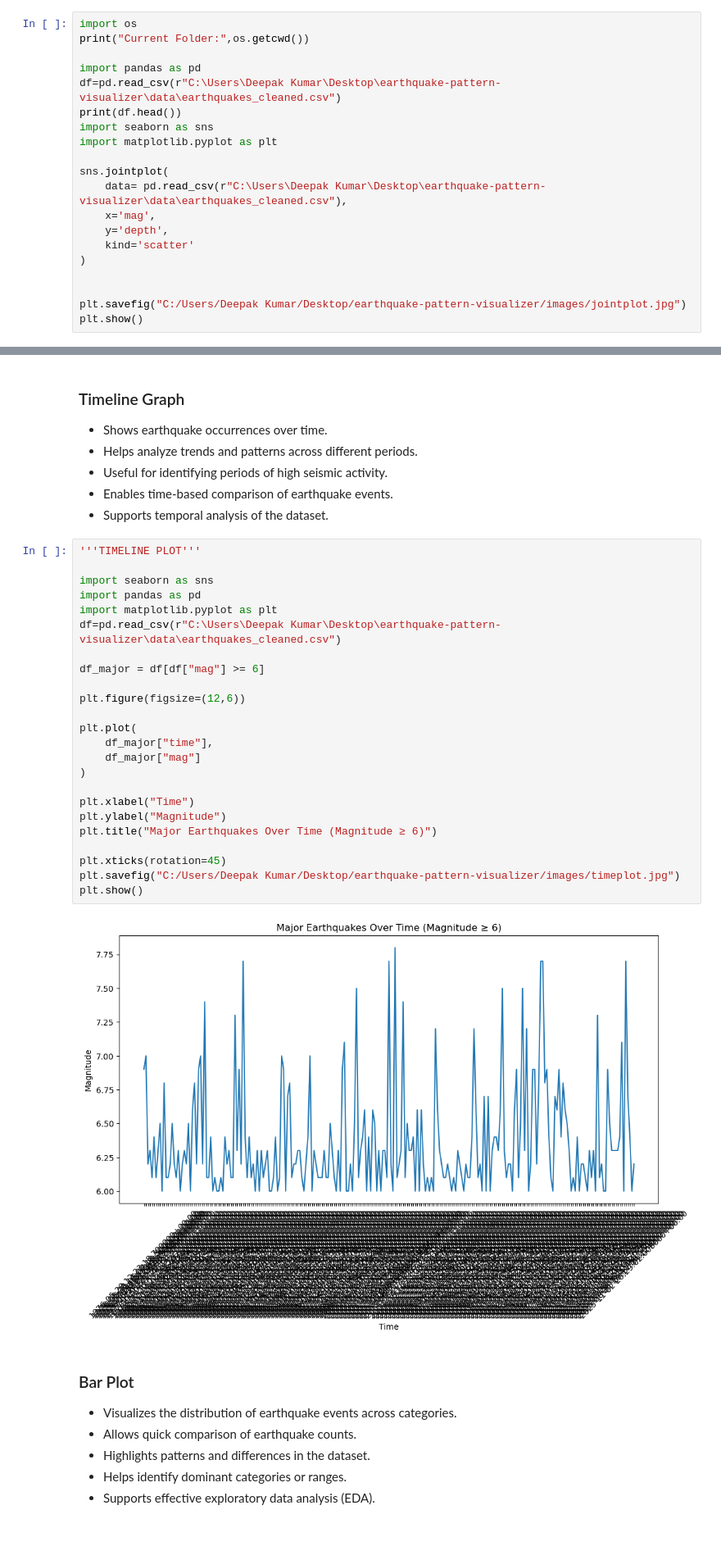
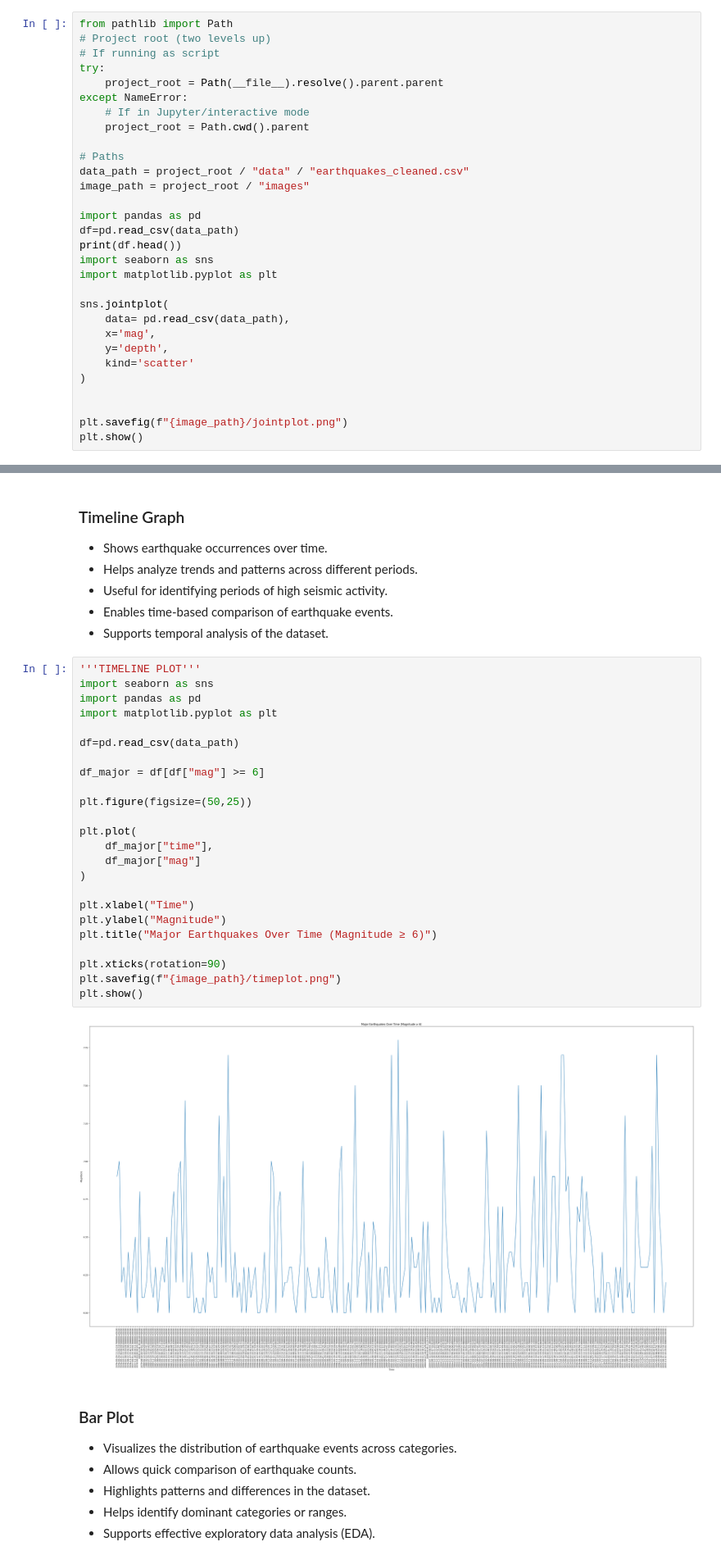
Before and after one commit to Rising-Bihar-Students/earthquake-pattern-visualizer, a Jupyter notebook: notebooks/visulaiser.ipynb, the cells around one changed output, grey strips where cells are left out. Shown at 82% size. Cells and saved outputs as stored; diff of their text form; blank space fills up the shorter version.

Commit message:
Replaced hardcoded path to pathlib and enhanced plott images with png file type

```diff
--- a/notebooks/visulaiser.ipynb
+++ b/notebooks/visulaiser.ipynb
@@ -8,23 +8,33 @@
 - Useful for detecting possible correlations between magnitude and depth.
 - Supports exploratory data analysis (EDA) of earthquake data.
 # %%
-import os
-print("Current Folder:",os.getcwd())
+from pathlib import Path
+# Project root (two levels up)
+# If running as script
+try:
+    project_root = Path(__file__).resolve().parent.parent
+except NameError:
+    # If in Jupyter/interactive mode
+    project_root = Path.cwd().parent
+
+# Paths
+data_path = project_root / "data" / "earthquakes_cleaned.csv"
+image_path = project_root / "images"
 
 import pandas as pd
-df=pd.read_csv(r"C:\Users\Deepak Kumar\Desktop\earthquake-pattern-visualizer\data\earthquakes_cleaned.csv")
+df=pd.read_csv(data_path)
 print(df.head())
 import seaborn as sns
 import matplotlib.pyplot as plt
 
 sns.jointplot(
-    data= pd.read_csv(r"C:\Users\Deepak Kumar\Desktop\earthquake-pattern-visualizer\data\earthquakes_cleaned.csv"),
+    data= pd.read_csv(data_path),
     x='mag',
     y='depth',
     kind='scatter'
 )
 
 
-plt.savefig("C:/Users/Deepak Kumar/Desktop/earthquake-pattern-visualizer/images/jointplot.jpg")
+plt.savefig(f"{image_path}/jointplot.png")
 plt.show()
 # %% [output]
@@ -137,30 +150,30 @@ plt.show()
 - Supports temporal analysis of the dataset.
 # %%
 '''TIMELINE PLOT'''
-
 import seaborn as sns
 import pandas as pd
 import matplotlib.pyplot as plt
-df=pd.read_csv(r"C:\Users\Deepak Kumar\Desktop\earthquake-pattern-visualizer\data\earthquakes_cleaned.csv")
+
+df=pd.read_csv(data_path)
 
 df_major = df[df["mag"] >= 6]
 
-plt.figure(figsize=(12,6))
+plt.figure(figsize=(50,25))
 
 plt.plot(
     df_major["time"],
     df_major["mag"]
 )
 
 plt.xlabel("Time")
 plt.ylabel("Magnitude")
 plt.title("Major Earthquakes Over Time (Magnitude ≥ 6)")
 
-plt.xticks(rotation=45)
-plt.savefig("C:/Users/Deepak Kumar/Desktop/earthquake-pattern-visualizer/images/timeplot.jpg")
+plt.xticks(rotation=90)
+plt.savefig(f"{image_path}/timeplot.png")
 plt.show()
 # %% [output]
-[figure, old version]
+[figure, new version]
 # %% [markdown]
 ### Bar Plot
 
```
Also changed, not shown: parts of 6 cells of this notebook, 17 other files.
